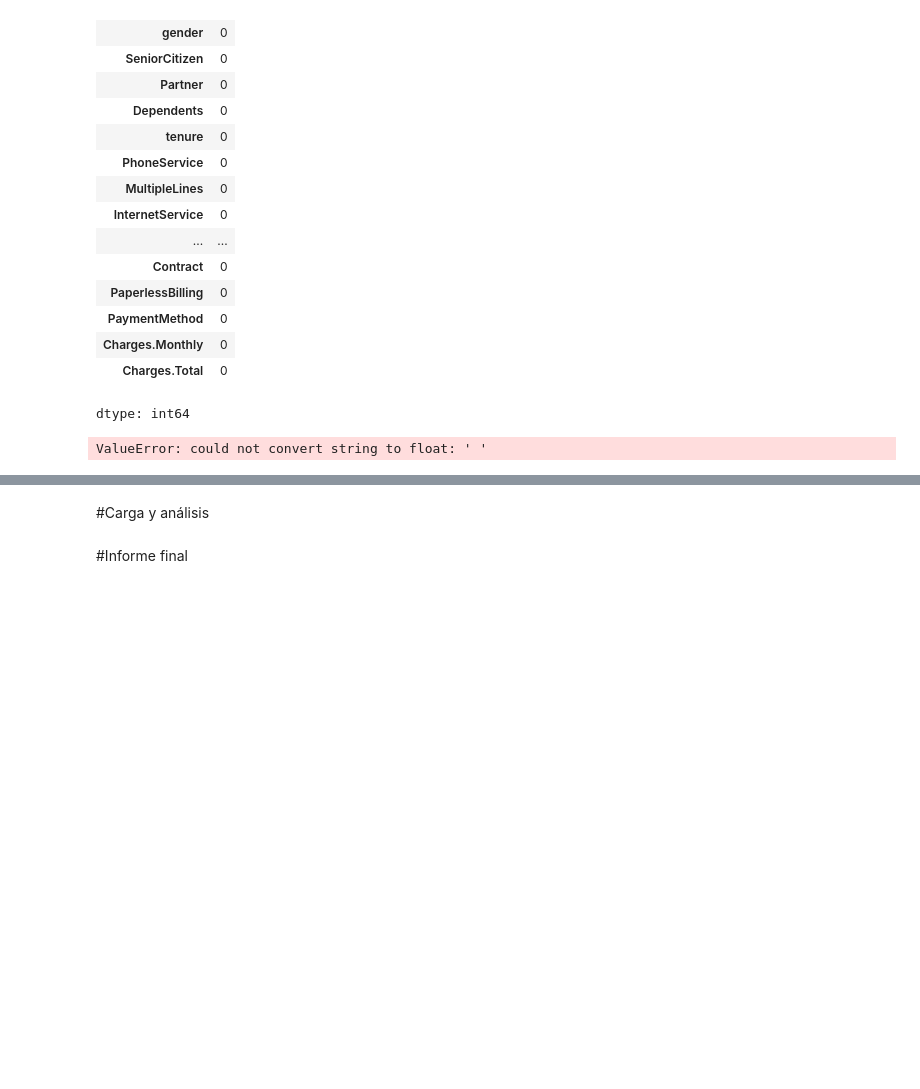
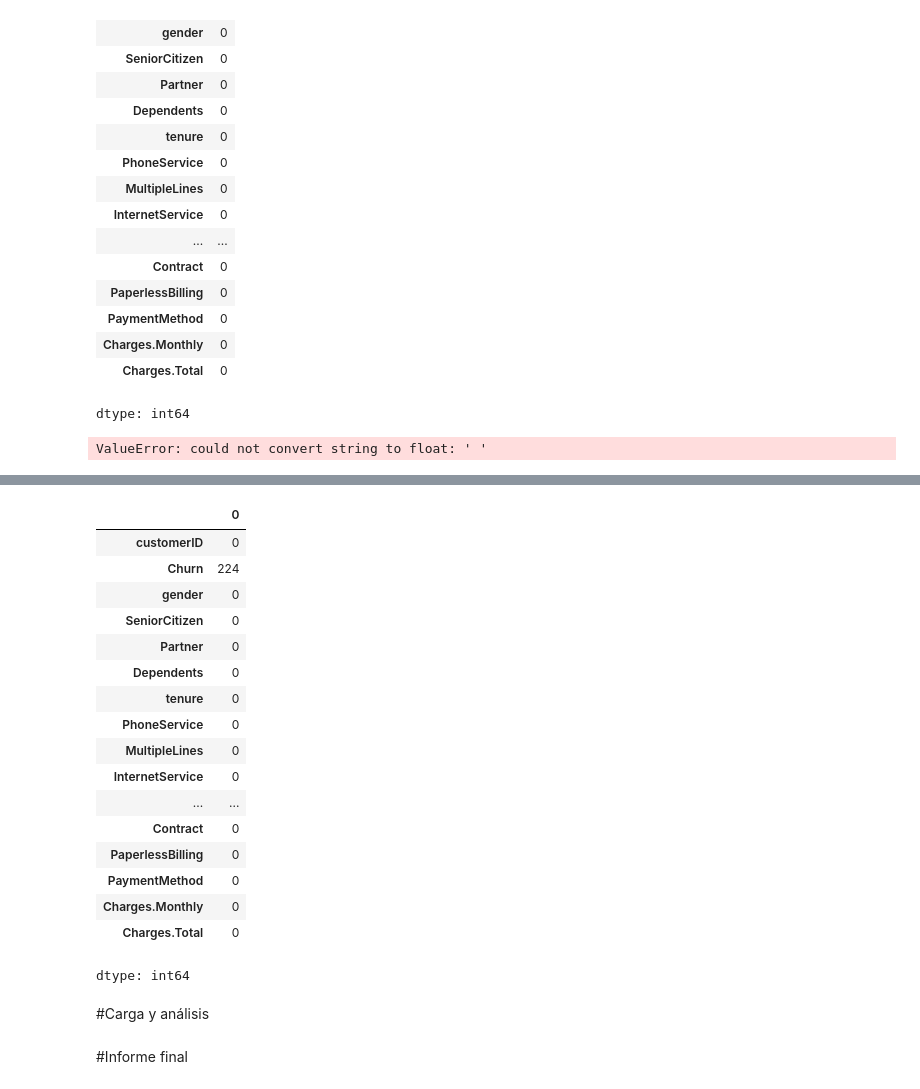
Before and after one commit to HadLe8/Challenge_TelecomX, a Jupyter notebook: Challenge_TelecomX.ipynb, the cells around one changed output, grey strips where cells are left out. Cells and saved outputs as stored; diff of their text form; code cells hidden in the pictures; blank space fills up the shorter version.

```diff
--- a/Challenge_TelecomX.ipynb
+++ b/Challenge_TelecomX.ipynb
@@ -180,0 +187,6 @@ ValueError: could not convert string to float: ' '
+# %%
+#Convertir espacios en blanco a Nan ya que no se reconocen
+df = df.replace([' ', ''], np.nan)
+
+# Verificar si los espacios en blanco se han convertido a NaN
+print(df.isnull().sum())
@@ -181,3 +211,28 @@ ValueError: could not convert string to float: ' '
+# %%
+import random
+random.seed(123)
+df['Charges.Total']=df['Charges.Total'].fillna(random.uniform(0, 5000.0))
+# %%
+df.isnull().sum()
+# %% [output]
+|  | 0 |
+| customerID | 0 |
+| Churn | 224 |
+| gender | 0 |
+| SeniorCitizen | 0 |
+| Partner | 0 |
+| Dependents | 0 |
+| tenure | 0 |
+| PhoneService | 0 |
+| MultipleLines | 0 |
+| InternetService | 0 |
+| ... | ... |
+| Contract | 0 |
+| PaperlessBilling | 0 |
+| PaymentMethod | 0 |
+| Charges.Monthly | 0 |
+| Charges.Total | 0 |
+dtype: int64
 # %% [markdown]
 #Carga y análisis
 # %% [markdown]
```
Also changed, not shown: parts of 3 cells of this notebook.
